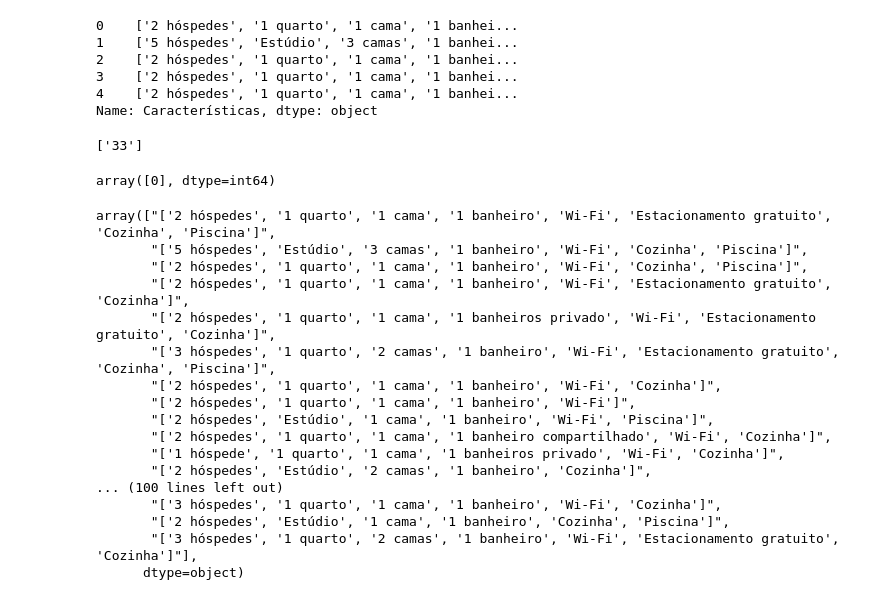
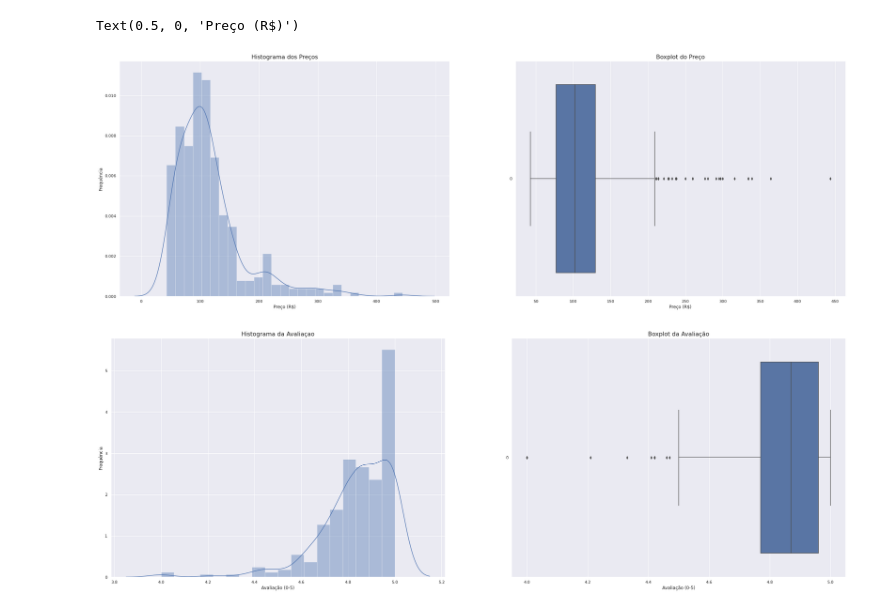
Before and after one commit to Lahiry/Webnb, a Jupyter notebook: Webnb_EA.ipynb, the cells around one changed output. Saved outputs shown, nothing was run; the diff lists cells and outputs as text; code cells hidden in the pictures.

```diff
--- a/Webnb_EA.ipynb
+++ b/Webnb_EA.ipynb
@@ -128,13 +95,0 @@ ax.set_xlabel('Avaliação (0-5)');
-# %%
-data['Características'].head()
-# %% [output]
-0    ['2 hóspedes', '1 quarto', '1 cama', '1 banhei...
-1    ['5 hóspedes', 'Estúdio', '3 camas', '1 banhei...
-2    ['2 hóspedes', '1 quarto', '1 cama', '1 banhei...
-3    ['2 hóspedes', '1 quarto', '1 cama', '1 banhei...
-4    ['2 hóspedes', '1 quarto', '1 cama', '1 banhei...
-Name: Características, dtype: object
-# %%
-re.findall(r'(\d+) cama', '2 hospedes, 33 camas')
-# %% [output]
-['33']
@@ -159,25 +96,33 @@ def findQtd(txt, palavra):
-# %%
-
-data['Características'].apply(findQtd, palavra = 'Wi-Fi').unique()
-# %% [output]
-array([0], dtype=int64)
-# %%
-data['Características'].unique()
-# %% [output]
-array(["['2 hóspedes', '1 quarto', '1 cama', '1 banheiro', 'Wi-Fi', 'Estacionamento gratuito', 'Cozinha', 'Piscina']",
-       "['5 hóspedes', 'Estúdio', '3 camas', '1 banheiro', 'Wi-Fi', 'Cozinha', 'Piscina']",
-       "['2 hóspedes', '1 quarto', '1 cama', '1 banheiro', 'Wi-Fi', 'Cozinha', 'Piscina']",
-       "['2 hóspedes', '1 quarto', '1 cama', '1 banheiro', 'Wi-Fi', 'Estacionamento gratuito', 'Cozinha']",
-       "['2 hóspedes', '1 quarto', '1 cama', '1 banheiros privado', 'Wi-Fi', 'Estacionamento gratuito', 'Cozinha']",
-       "['3 hóspedes', '1 quarto', '2 camas', '1 banheiro', 'Wi-Fi', 'Estacionamento gratuito', 'Cozinha', 'Piscina']",
-       "['2 hóspedes', '1 quarto', '1 cama', '1 banheiro', 'Wi-Fi', 'Cozinha']",
-       "['2 hóspedes', '1 quarto', '1 cama', '1 banheiro', 'Wi-Fi']",
-       "['2 hóspedes', 'Estúdio', '1 cama', '1 banheiro', 'Wi-Fi', 'Piscina']",
-       "['2 hóspedes', '1 quarto', '1 cama', '1 banheiro compartilhado', 'Wi-Fi', 'Cozinha']",
-       "['1 hóspede', '1 quarto', '1 cama', '1 banheiros privado', 'Wi-Fi', 'Cozinha']",
-       "['2 hóspedes', 'Estúdio', '2 camas', '1 banheiro', 'Cozinha']",
-... (100 lines left out)
-       "['3 hóspedes', '1 quarto', '1 cama', '1 banheiro', 'Wi-Fi', 'Cozinha']",
-       "['2 hóspedes', 'Estúdio', '1 cama', '1 banheiro', 'Cozinha', 'Piscina']",
-       "['3 hóspedes', '1 quarto', '2 camas', '1 banheiro', 'Wi-Fi', 'Estacionamento gratuito', 'Cozinha']"],
-      dtype=object)
+# %%
+plt.figure(figsize=(36,12))
+
+plt.subplot(1,2,1)
+ax1 = sns.distplot(data['Preço (R$)'])
+ax1.set_title('Histograma dos Preços', fontsize = 16)
+ax1.set_ylabel('Frequência')
+ax1.set_xlabel('Preço (R$)')
+
+plt.subplot(1,2,2)
+ax2 = sns.boxplot(data = data['Preço (R$)'], orient='h')
+ax2.set_title('Boxplot do Preço',fontsize = 16)
+ax2.set_xlabel('Preço (R$)')
+# %% [output]
+Text(0.5, 0, 'Preço (R$)')
+[figure, added]
+# %%
+plt.figure(figsize=(36,12))
+
+plt.subplot(1,2,1)
+ax1 = sns.distplot(data['Avaliação'])
+ax1.set_title('Histograma da Avaliaçao', fontsize = 16)
+ax1.set_ylabel('Frequência')
+ax1.set_xlabel('Avaliação (0-5)')
+
+plt.subplot(1,2,2)
+ax2 = sns.boxplot(data = data['Avaliação'], orient='h')
+ax2.set_title('Boxplot da Avaliação', fontsize = 16)
+ax2.set_xlabel('Avaliação (0-5)');
+
+plt.show()
+# %% [output]
+[figure, added]
```
Also changed, not shown: parts of 27 cells of this notebook.
